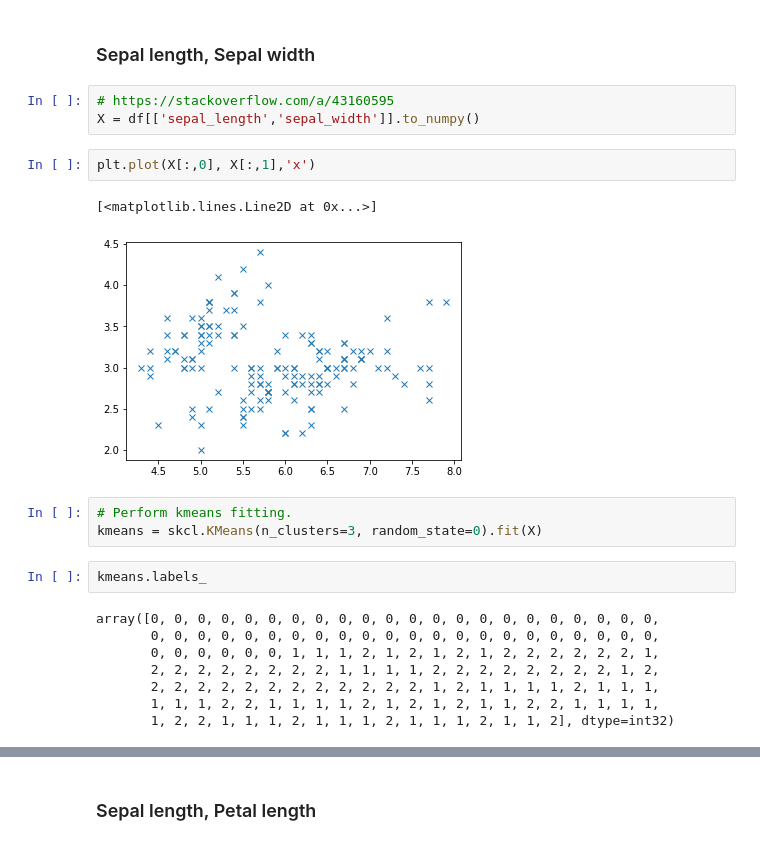
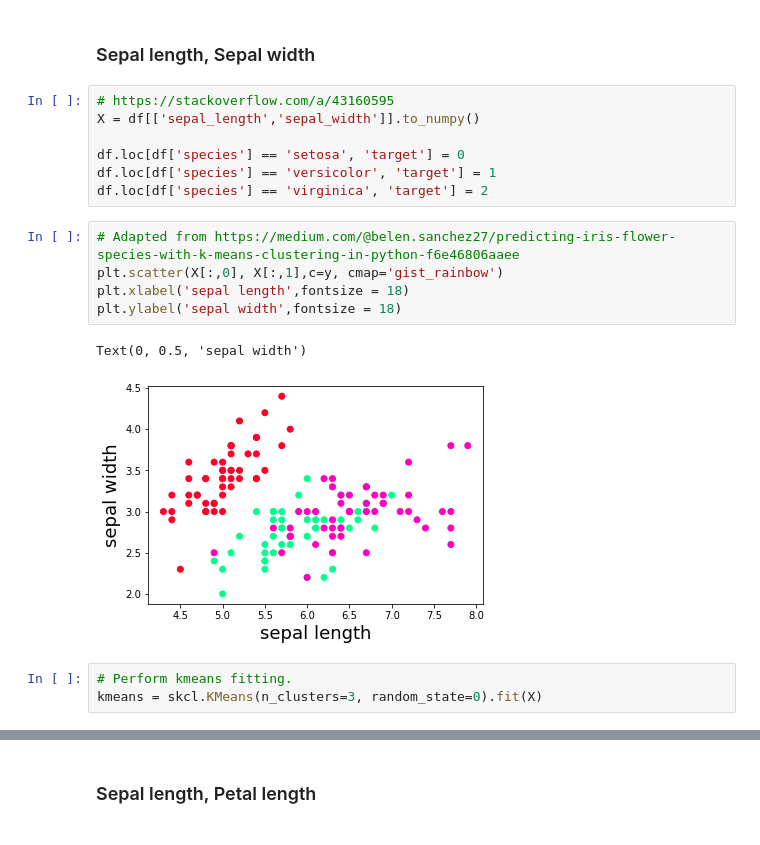
Before and after one commit to AdrianDonohoe/MLaS, a Jupyter notebook: MLaS Tasks 2020.ipynb, the cells around one changed output, grey strips where cells are left out. Drawn from its saved outputs; the diff is of its cells as text.

```diff
--- a/MLaS Tasks 2020.ipynb
+++ b/MLaS Tasks 2020.ipynb
@@ -167,21 +167,18 @@ sns.pairplot(df,hue='species');
 # %%
 # https://stackoverflow.com/a/43160595
 X = df[['sepal_length','sepal_width']].to_numpy()
+
+df.loc[df['species'] == 'setosa', 'target'] = 0
+df.loc[df['species'] == 'versicolor', 'target'] = 1
+df.loc[df['species'] == 'virginica', 'target'] = 2
-# %%
-plt.plot(X[:,0], X[:,1],'x')
-# %% [output]
-[<matplotlib.lines.Line2D at 0x...>]
-[figure, removed]
+# %%
+# Adapted from https://medium.com/@belen.sanchez27/predicting-iris-flower-species-with-k-means-clustering-in-python-f6e46806aaee
+plt.scatter(X[:,0], X[:,1],c=y, cmap='gist_rainbow')
+plt.xlabel('sepal length',fontsize = 18)
+plt.ylabel('sepal width',fontsize = 18)
+# %% [output]
+Text(0, 0.5, 'sepal width')
+[figure, added]
 # %%
 # Perform kmeans fitting.
 kmeans = skcl.KMeans(n_clusters=3, random_state=0).fit(X)
-# %%
-kmeans.labels_
-# %% [output]
-array([0, 0, 0, 0, 0, 0, 0, 0, 0, 0, 0, 0, 0, 0, 0, 0, 0, 0, 0, 0, 0, 0,
-       0, 0, 0, 0, 0, 0, 0, 0, 0, 0, 0, 0, 0, 0, 0, 0, 0, 0, 0, 0, 0, 0,
-       0, 0, 0, 0, 0, 0, 1, 1, 1, 2, 1, 2, 1, 2, 1, 2, 2, 2, 2, 2, 2, 1,
-       2, 2, 2, 2, 2, 2, 2, 2, 1, 1, 1, 1, 2, 2, 2, 2, 2, 2, 2, 2, 1, 2,
-       2, 2, 2, 2, 2, 2, 2, 2, 2, 2, 2, 2, 1, 2, 1, 1, 1, 1, 2, 1, 1, 1,
-       1, 1, 1, 2, 2, 1, 1, 1, 1, 2, 1, 2, 1, 2, 1, 1, 2, 2, 1, 1, 1, 1,
-       1, 2, 2, 1, 1, 1, 2, 1, 1, 1, 2, 1, 1, 1, 2, 1, 1, 2], dtype=int32)
```
Also changed, not shown: parts of 48 cells of this notebook.
